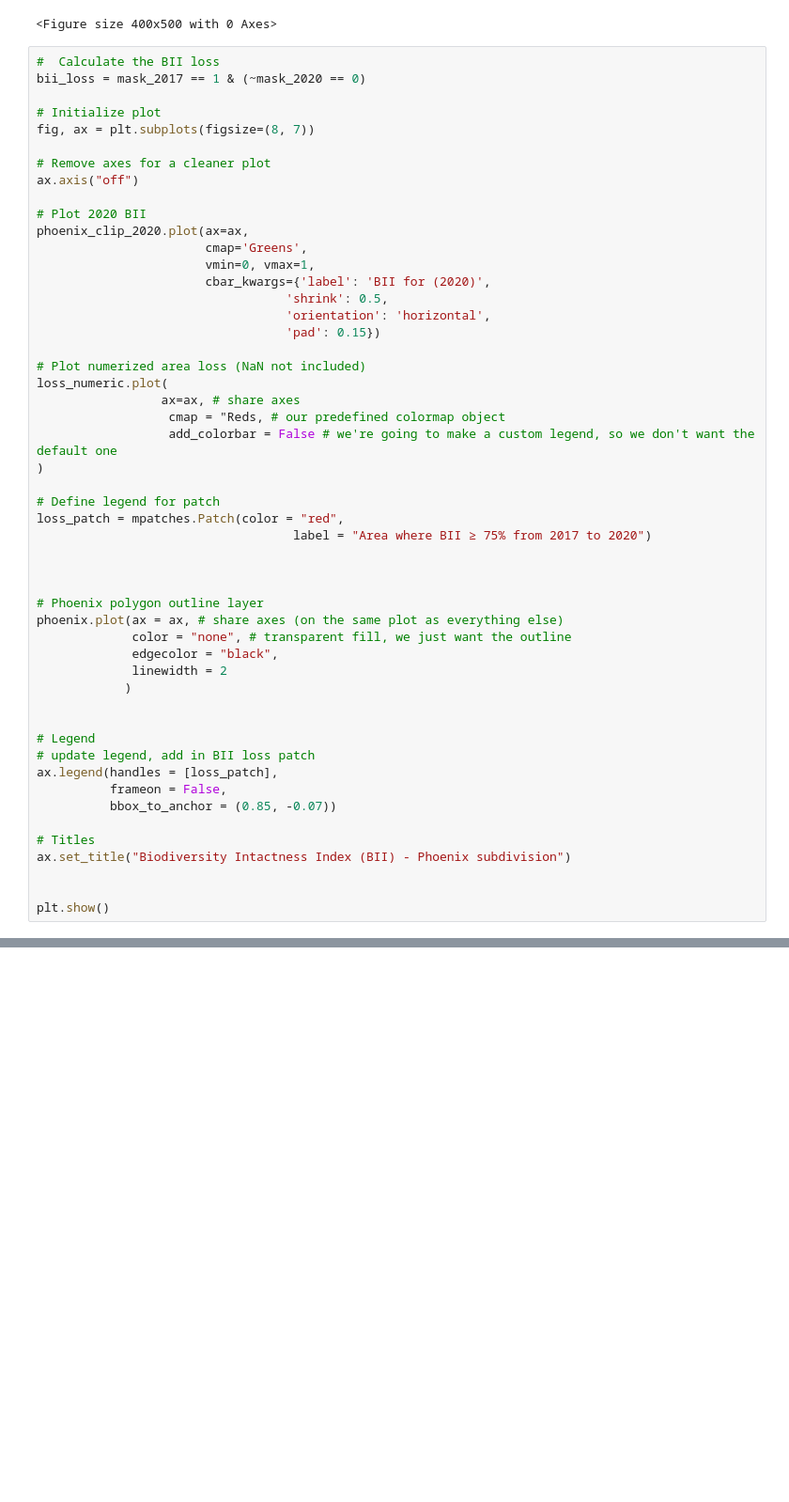
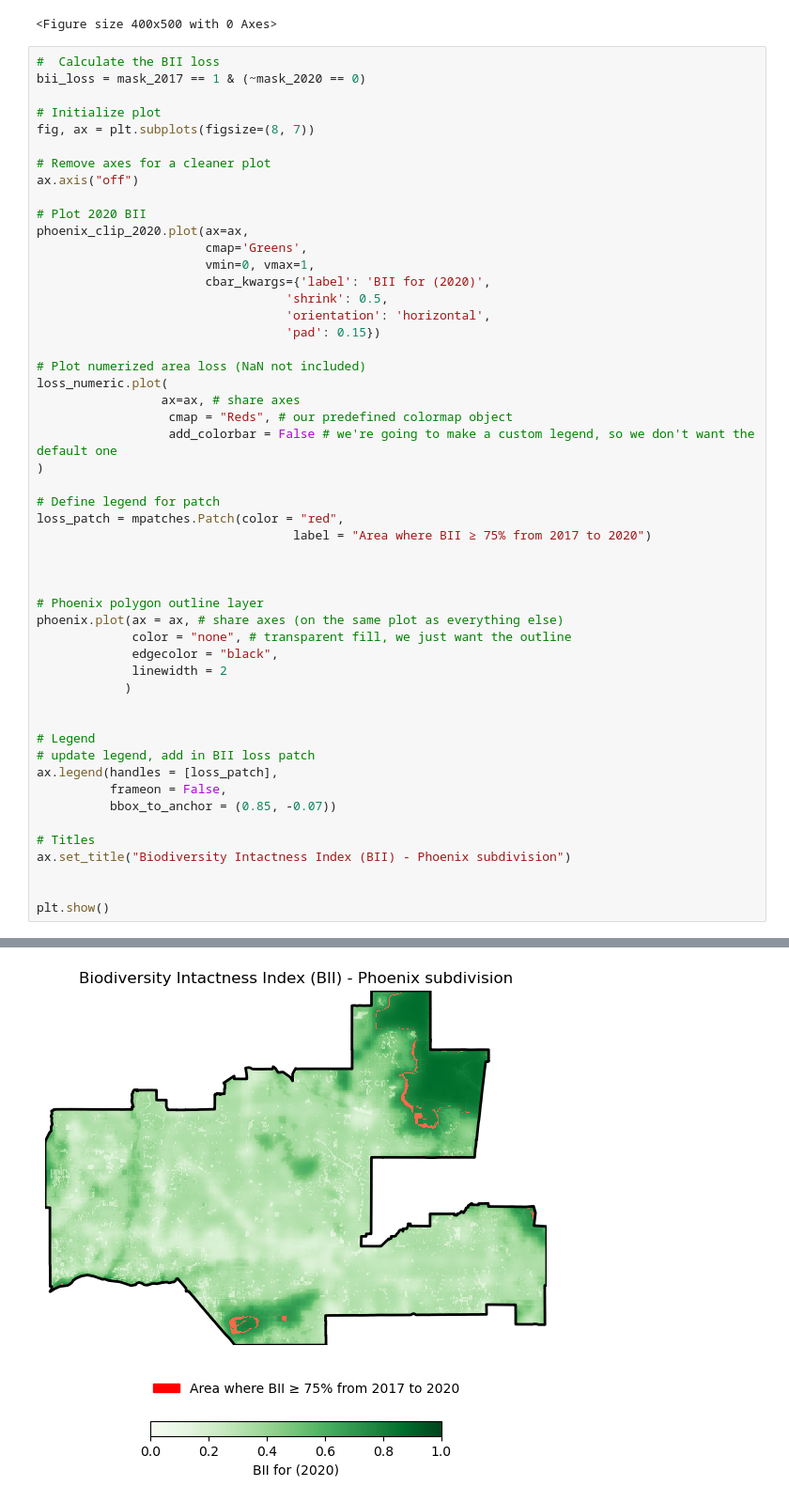
Before and after one commit to IIDonaji/urban-sprawl-biodiversity-phoenix, a Jupyter notebook: BII_Phoenix.ipynb, the cells around one changed output, grey strips where cells are left out. Shown: that part at 94% size. Saved outputs shown, nothing was run; the diff lists cells and outputs as text; blank space fills up the shorter version.

```diff
--- a/BII_Phoenix.ipynb
+++ b/BII_Phoenix.ipynb
@@ -331,7 +331,7 @@ phoenix_clip_2020.plot(ax=ax,
 # Plot numerized area loss (NaN not included)
 loss_numeric.plot(
                  ax=ax, # share axes
-                  cmap = "Reds, # our predefined colormap object
+                  cmap = "Reds", # our predefined colormap object
                   add_colorbar = False # we're going to make a custom legend, so we don't want the default one
 )
 
@@ -364,0 +364 @@ SyntaxError: unterminated string literal (detected at line 22) (235497761.py, li
+[figure, added]
```
Also changed, not shown: parts of 1 cell of this notebook, 3 other files.
